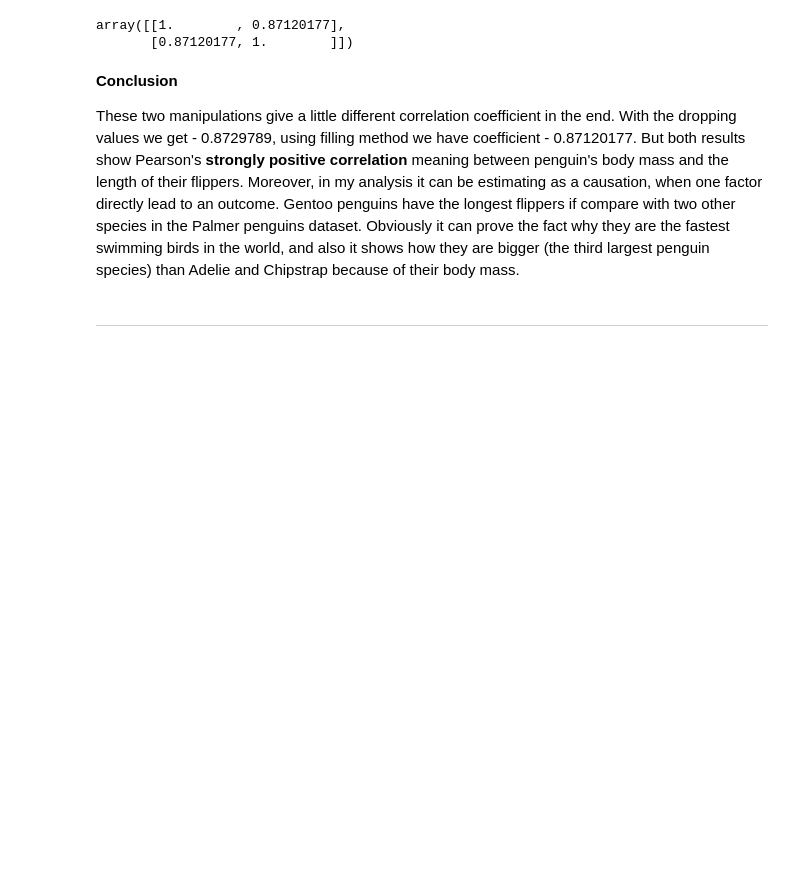
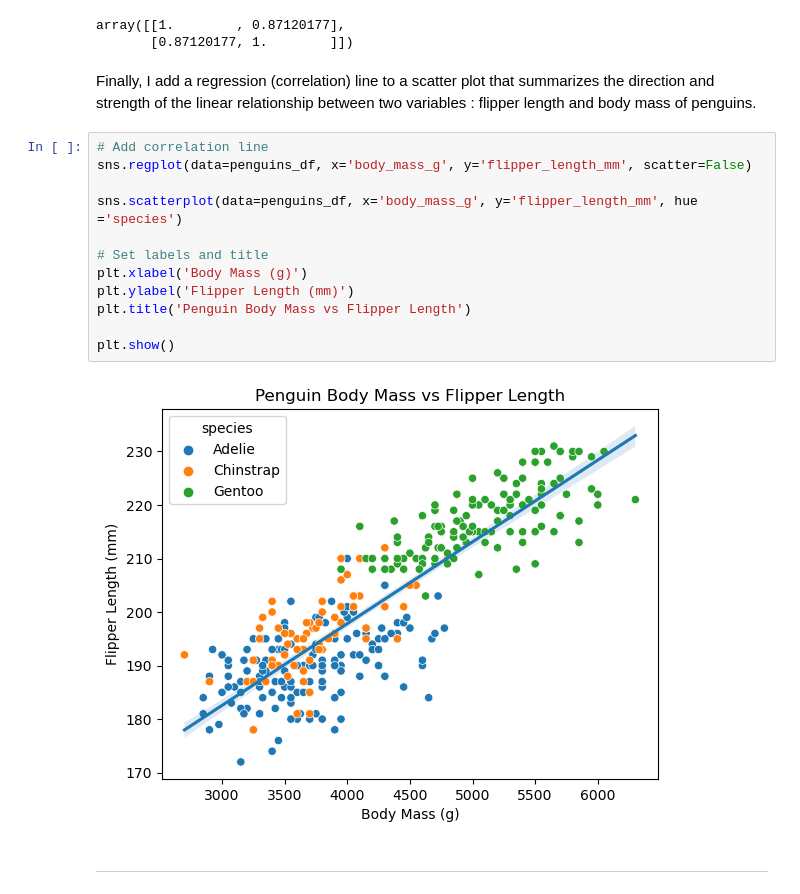
Before and after one commit to nataliia-dragunova/daproject, a Jupyter notebook: penguins.ipynb, the cells around one changed output. Cells and saved outputs as stored; diff of their text form; blank space fills up the shorter version.

```diff
--- a/penguins.ipynb
+++ b/penguins.ipynb
@@ -244,9 +252,21 @@ np.corrcoef (x, y)
 # %% [output]
 array([[1.        , 0.87120177],
        [0.87120177, 1.        ]])
-# %% [markdown]
-**Conclusion**
-
-These two manipulations give a little different correlation coefficient in the end. With the dropping values we get - 0.8729789, using filling method we have coefficient - 0.87120177. But both results show Pearson's **strongly positive correlation** meaning between penguin's body mass and the length of their flippers. Moreover, in my analysis it can be estimating as a causation, when one factor directly lead to an outcome. Gentoo penguins have the longest flippers if compare with two other species in the Palmer penguins dataset. Obviously it can prove the fact why they are the fastest swimming birds in the world, and also it shows how they are bigger (the third largest penguin species) than Adelie and Chipstrap because of their body mass.
+# %% [markdown]
+Finally, I add a regression (correlation) line to a scatter plot that summarizes the direction and strength of the linear relationship between two variables : flipper length and body mass of penguins.
+# %%
+# Add correlation line
+sns.regplot(data=penguins_df, x='body_mass_g', y='flipper_length_mm', scatter=False)
+
+sns.scatterplot(data=penguins_df, x='body_mass_g', y='flipper_length_mm', hue ='species')
+
+# Set labels and title
+plt.xlabel('Body Mass (g)')
+plt.ylabel('Flipper Length (mm)')
+plt.title('Penguin Body Mass vs Flipper Length')
+
+plt.show()
+# %% [output]
+[figure, added]
 # %% [markdown]
 ***
```
Also changed, not shown: parts of 3 cells of this notebook.
